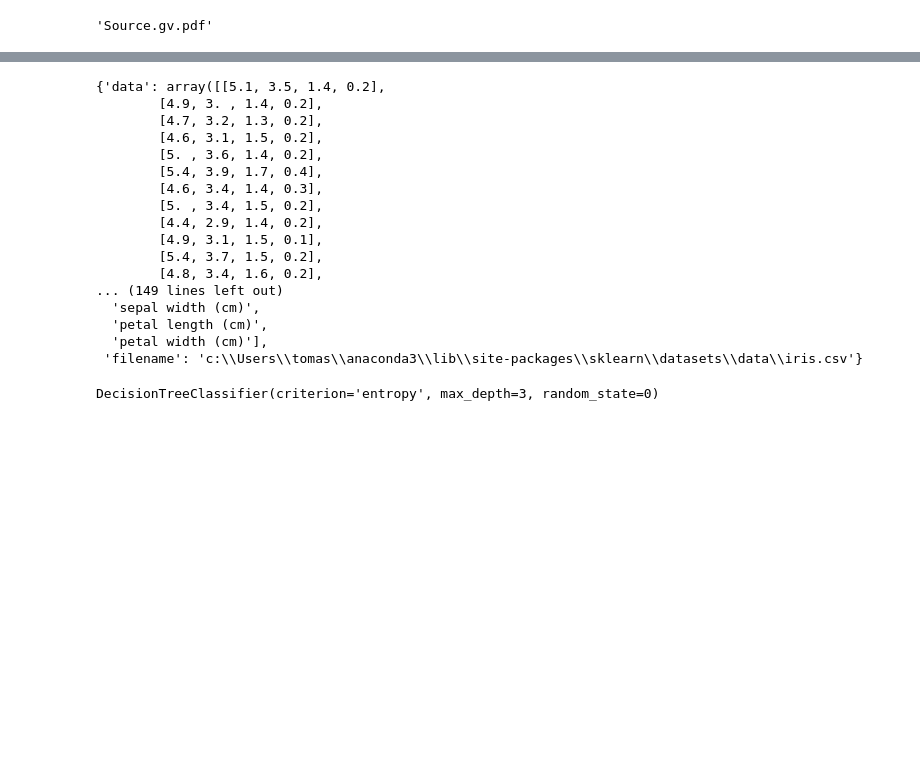
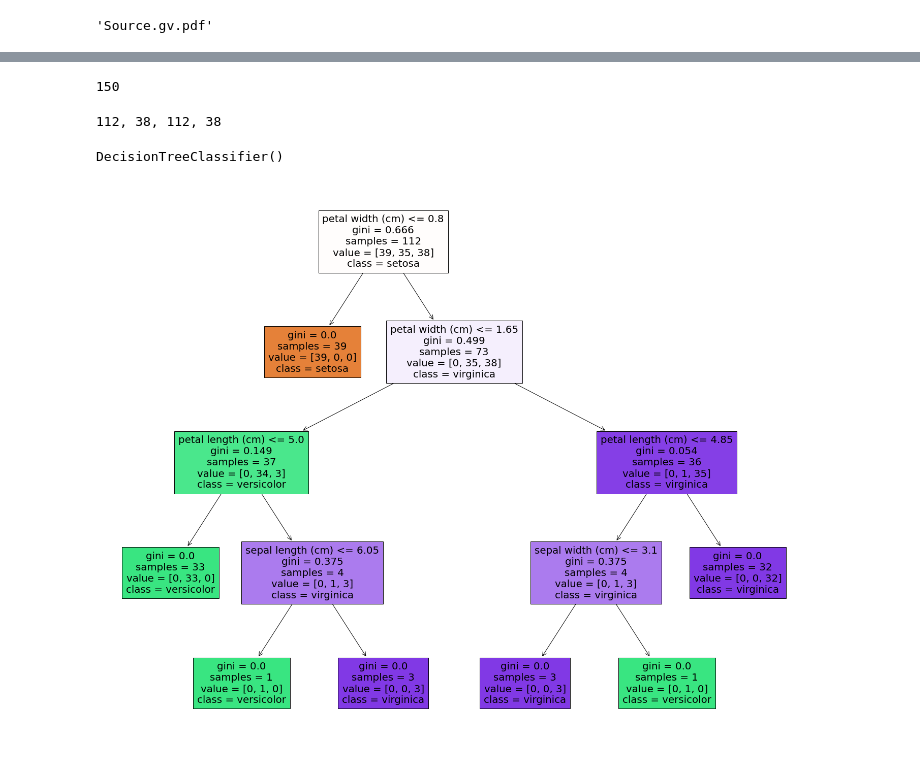
Before and after one commit to TomasRacil/DataMining, a Jupyter notebook: Classiffication tree/classification.ipynb, the cells around one changed output, grey strips where cells are left out. Drawn from its saved outputs; the diff is of its cells as text; code cells hidden in the pictures; blank space fills up the shorter version.

```diff
--- a/Classiffication tree/classification.ipynb
+++ b/Classiffication tree/classification.ipynb
@@ -65,34 +73,35 @@ graph = graphviz.Source(dot_data)
 graph
 # %% [output]
 [drawing not drawn]
-# %%
-from sklearn.datasets import load_iris
-iris=load_iris()
-iris
-# %% [output]
-{'data': array([[5.1, 3.5, 1.4, 0.2],
-        [4.9, 3. , 1.4, 0.2],
-        [4.7, 3.2, 1.3, 0.2],
-        [4.6, 3.1, 1.5, 0.2],
-        [5. , 3.6, 1.4, 0.2],
-        [5.4, 3.9, 1.7, 0.4],
-        [4.6, 3.4, 1.4, 0.3],
-        [5. , 3.4, 1.5, 0.2],
-        [4.4, 2.9, 1.4, 0.2],
-        [4.9, 3.1, 1.5, 0.1],
-        [5.4, 3.7, 1.5, 0.2],
-        [4.8, 3.4, 1.6, 0.2],
-... (149 lines left out)
-  'sepal width (cm)',
-  'petal length (cm)',
-  'petal width (cm)'],
- 'filename': 'c:\\Users\\tomas\\anaconda3\\lib\\site-packages\\sklearn\\datasets\\data\\iris.csv'}
+# %%
+from sklearn.datasets import load_iris
+import numpy as np
+iris=load_iris()
+iris_df = pd.DataFrame(data= np.c_[iris['data'], iris['target']],
+                      columns= iris['feature_names'] + ['target'])
+len(iris.data)
+# %% [output]
+150
 # %%
 X=iris.data
 y=iris.target
-# %%
-tree = tree.DecisionTreeClassifier(criterion='entropy', max_depth=3, random_state=0)
-tree.fit(X, y)
-# y_pred = tree.predict(X_test)
-# %% [output]
-DecisionTreeClassifier(criterion='entropy', max_depth=3, random_state=0)
+# %%
+from sklearn.model_selection import train_test_split
+X_train, X_test, y_train, y_test = train_test_split(X,y, random_state = 0, test_size = 0.2, shuffle=True)
+print(f"{len(X_train)}, {len(X_test)}, {len(y_train)}, {len(y_test)}")
+# %% [output]
+112, 38, 112, 38
+# %%
+from sklearn.tree import DecisionTreeClassifier
+clf = DecisionTreeClassifier()
+clf.fit(X_train,y_train)
+# %% [output]
+DecisionTreeClassifier()
+# %%
+fig = plt.figure(figsize=(25,20))
+_ = tree.plot_tree(clf,
+                   feature_names=iris.feature_names,
+                   class_names=iris.target_names,
+                   filled=True)
+# %% [output]
+[figure, added]
```
Also changed, not shown: parts of 7 cells of this notebook.
